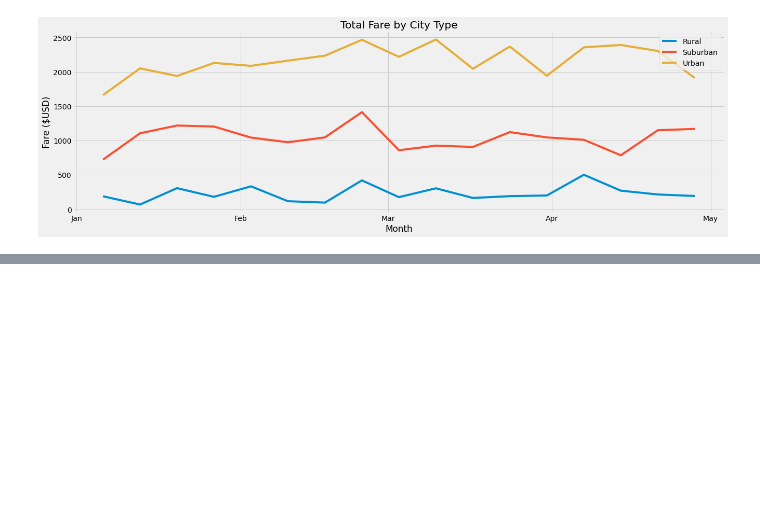
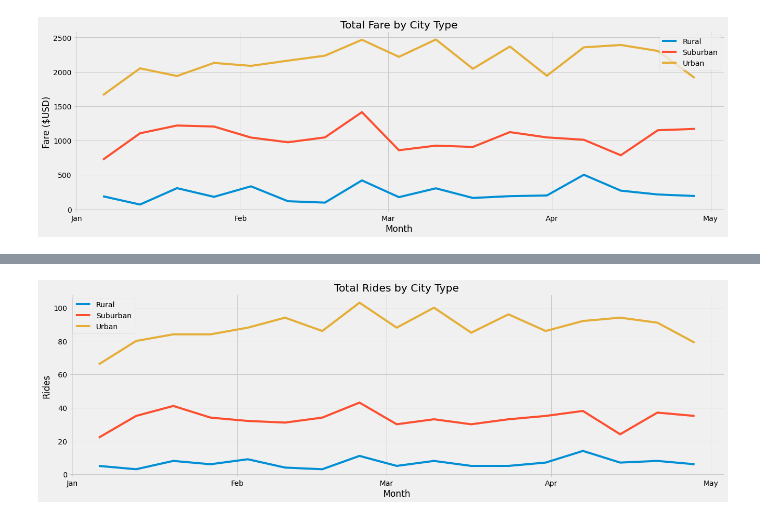
Before and after one commit to vnitusingh/PyBer_Analysis, a Jupyter notebook: PyBer_Challenge.ipynb, the cells around one changed output, grey strips where cells are left out. Saved outputs shown, nothing was run; the diff lists cells and outputs as text; code cells hidden in the pictures; blank space fills up the shorter version.

Commit message:
Added PyBer Analysis Report

```diff
--- a/PyBer_Challenge.ipynb
+++ b/PyBer_Challenge.ipynb
@@ -311,0 +350,4 @@ plt.show()
+# %%
+#E11 - Create Pivot table
+total_rides_by_date_pivot = total_rides_by_date.pivot(index='date',columns='type',values='ride_id')
+total_rides_by_date_pivot
@@ -311,0 +369,4 @@ plt.show()
+# %%
+#E12 Extract data from 01-01-2019 to 04-28-2019
+total_ride_by_date_pivot_loc = total_rides_by_date_pivot.loc['2019-01-01':'2019-04-28']
+total_ride_by_date_pivot_loc
@@ -311,0 +388,4 @@ plt.show()
+# %%
+#E13 - set index as date time
+total_ride_by_date_pivot_loc.index = pd.to_datetime(total_ride_by_date_pivot_loc.index)
+total_ride_by_date_pivot_loc
@@ -311,0 +407,4 @@ plt.show()
+# %%
+#E14 Resample the date by Week
+total_ride_by_week = total_ride_by_date_pivot_loc.resample("W").sum()
+total_ride_by_week
@@ -311,0 +431,25 @@ plt.show()
+# %%
+#E15 Create Graph
+
+# Use the graph style fivethirtyeight.
+style.use('fivethirtyeight')
+
+fig, ax = plt.subplots(figsize=(20,6))
+ax.plot(total_ride_by_week['Rural'],label='Rural')
+ax.plot(total_ride_by_week['Suburban'],label='Suburban')
+ax.plot(total_ride_by_week['Urban'],label='Urban')
+
+
+ax.set_xlabel("Month")
+ax.xaxis.set_major_locator(months)
+ax.xaxis.set_major_formatter(months_fmt)
+
+ax.set_ylabel("Rides")
+
+plt.title("Total Rides by City Type")
+ax.legend()
+
+plt.savefig("analysis\PyBer_ride_summary.png")
+plt.show()
+# %% [output]
+[figure, added]
```
Also changed, not shown: parts of 11 cells of this notebook, 13 other files.
